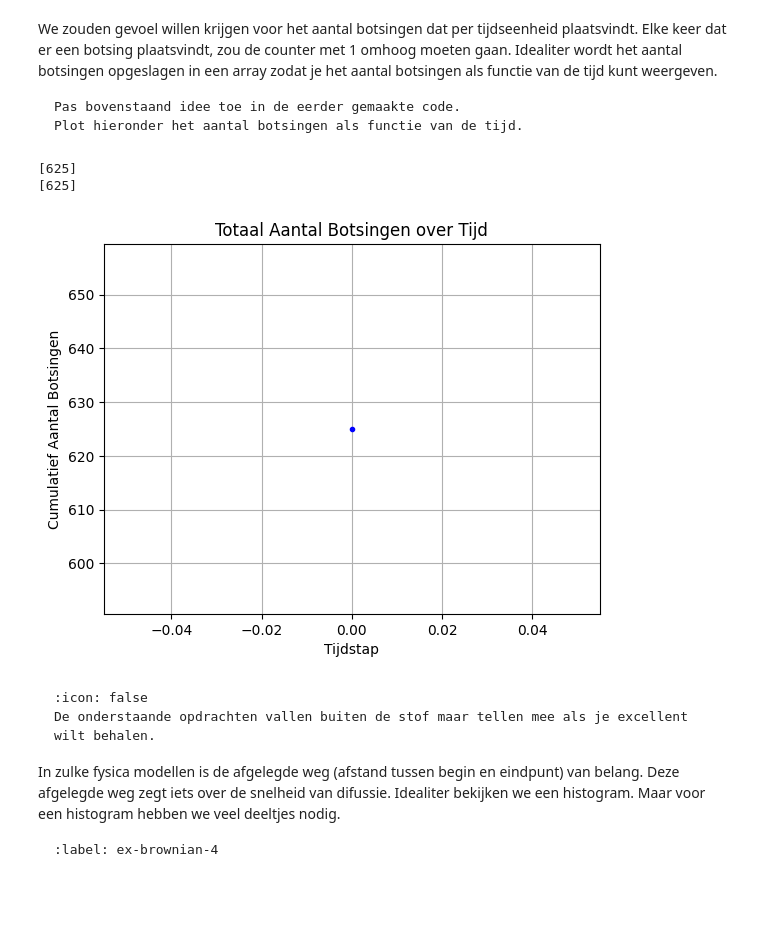
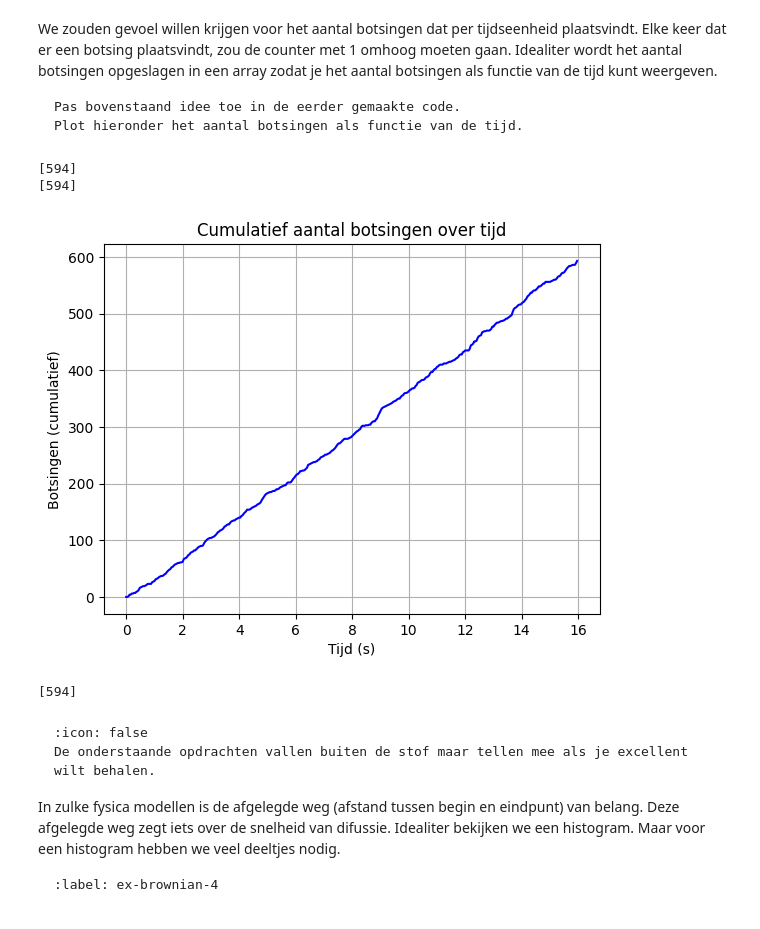
Before and after one commit to swerleman/IP2-Portfolio, a Jupyter notebook: Content/PySim/4_brownianmotion.ipynb, the cells around one changed output. Cells and saved outputs as stored; diff of their text form; code cells hidden in the pictures.

````diff
--- a/Content/PySim/4_brownianmotion.ipynb
+++ b/Content/PySim/4_brownianmotion.ipynb
@@ -231,41 +231,53 @@ def handle_collisions(particles):
 
 # Loop over de tijdstappen
 for i in range(400):
 
     # ... (Update positie, boxcollision, handle_collisions) ...
     for p in particles:
         p.update_position()
         p.boxcollision()
 
     handle_collisions(particles)
 
     # ... (Tracking van deeltjes) ...
     track_x.append(particles[N-1].r[0])
     track_y.append(particles[N-1].r[1])
 
     track_x_light.append(particles[1].r[0])
     track_y_light.append(particles[1].r[1])
 
 
-
+for i in range(400):
+    collision = collision_counter
 counter.append(collision_counter)
 print(counter)
 
 counter_np = np.array(counter)
 
 print(counter_np) # Print nu de NumPy array
 
+
+time = np.arange(len(counter)) * dt  # tijd per stap
+
+counter_np = np.array(counter)
+
+collision_np = np.array(collision_history)
+time = np.arange(num_steps) * dt
+
+
 plt.figure()
-plt.plot(range(len(counter)), counter,'b.')
-plt.title('Totaal Aantal Botsingen over Tijd')
-plt.xlabel('Tijdstap')
-plt.ylabel('Cumulatief Aantal Botsingen')
+plt.plot(time, collision_np, 'b-')
+plt.title('Cumulatief aantal botsingen over tijd')
+plt.xlabel('Tijd (s)')
+plt.ylabel('Botsingen (cumulatief)')
 plt.grid(True)
 plt.show()
+print(counter)
 # %% [output]
-[625]
-[625]
+[594]
+[594]
-[figure, old version]
+[figure, new version]
+[594]
 # %% [markdown]
 ```{warning} 🌶 Let op!
 :icon: false
````
Also changed, not shown: parts of 2 cells of this notebook.
